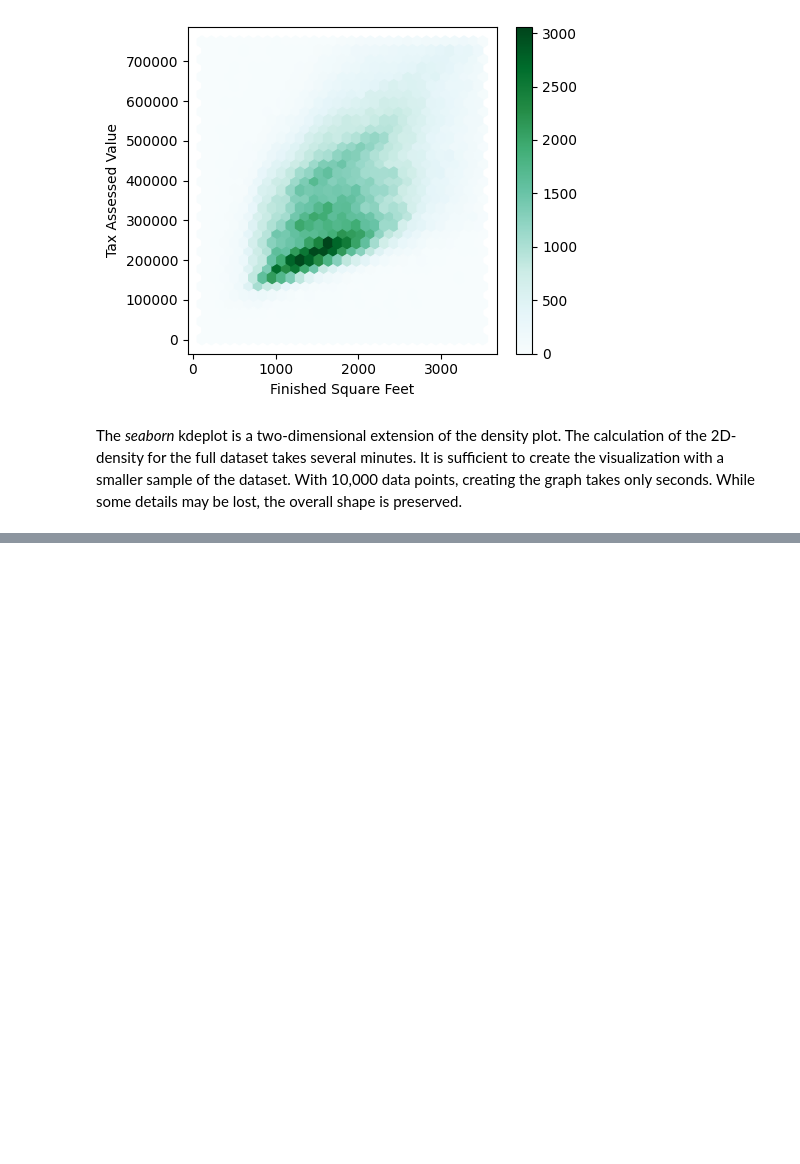
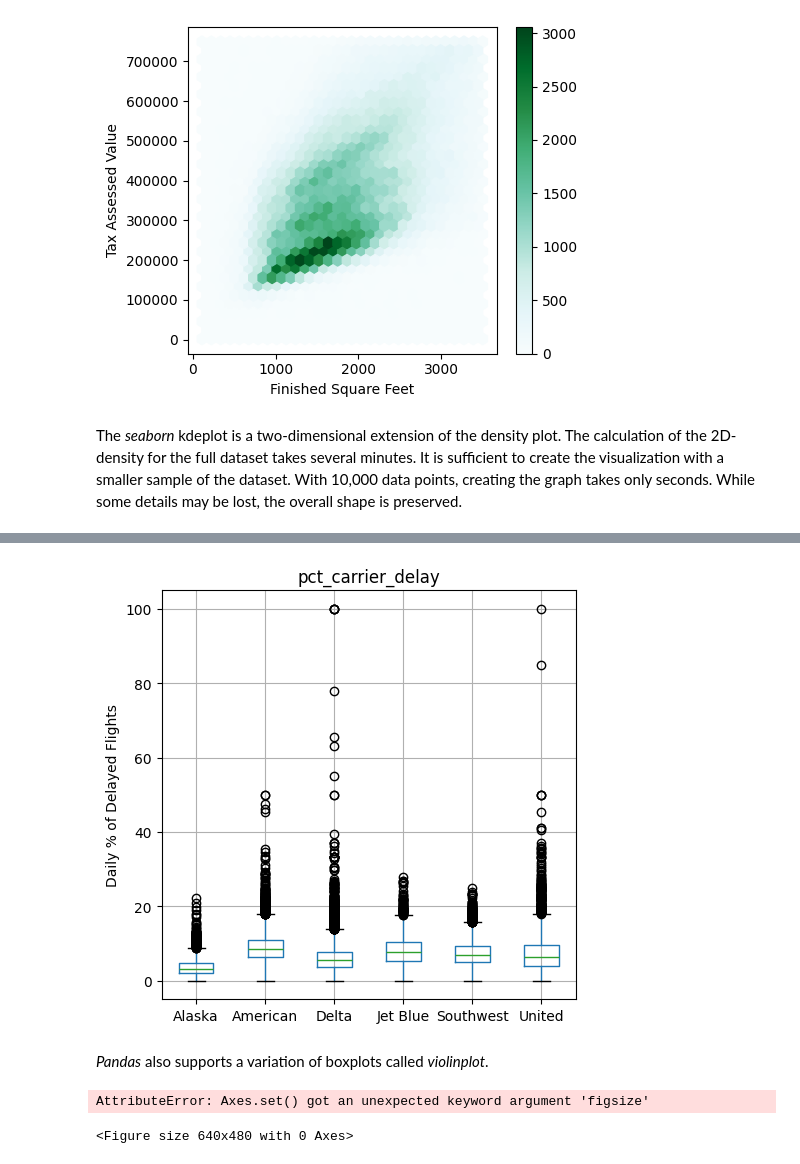
Before and after one commit to mucollabo/practicalStatisticsForDataScientists, a Jupyter notebook: Chap01.ipynb, the cells around one changed output, grey strips where cells are left out. Cells and saved outputs as stored; diff of their text form; code cells hidden in the pictures; blank space fills up the shorter version.

```diff
--- a/Chap01.ipynb
+++ b/Chap01.ipynb
@@ -352,0 +393,3 @@ plt.show()
+# %%
+airline_stats = pd.read_csv('./data/airline_stats.csv')
+airline_stats.head()
@@ -352,0 +403,23 @@ plt.show()
+# %%
+ax = airline_stats.boxplot(by='airline', column='pct_carrier_delay', figsize=(5,5))
+ax.set_xlabel('')
+ax.set_ylabel('Daily % of Delayed Flights')
+plt.suptitle('')
+
+plt.tight_layout()
+plt.show()
+# %% [output]
+[figure, added]
+# %% [markdown]
+_Pandas_ also supports a variation of boxplots called _violinplot_.
+# %%
+fig, ax = plt.subplot(figsize=(5, 5))
+sns.violinplot(data=airline_stats, x='airline', y='pct_carrier_delay', ax=ax, inner='quartile', color='white')
+ax.set_xlabel('')
+ax.set_ylabel('Daily % of Delayed Flights')
+
+plt.tight_layout()
+plt.show()
+# %% [output]
+AttributeError: Axes.set() got an unexpected keyword argument 'figsize'
+<Figure size 640x480 with 0 Axes>
```
Also changed, not shown: parts of 7 cells of this notebook.
